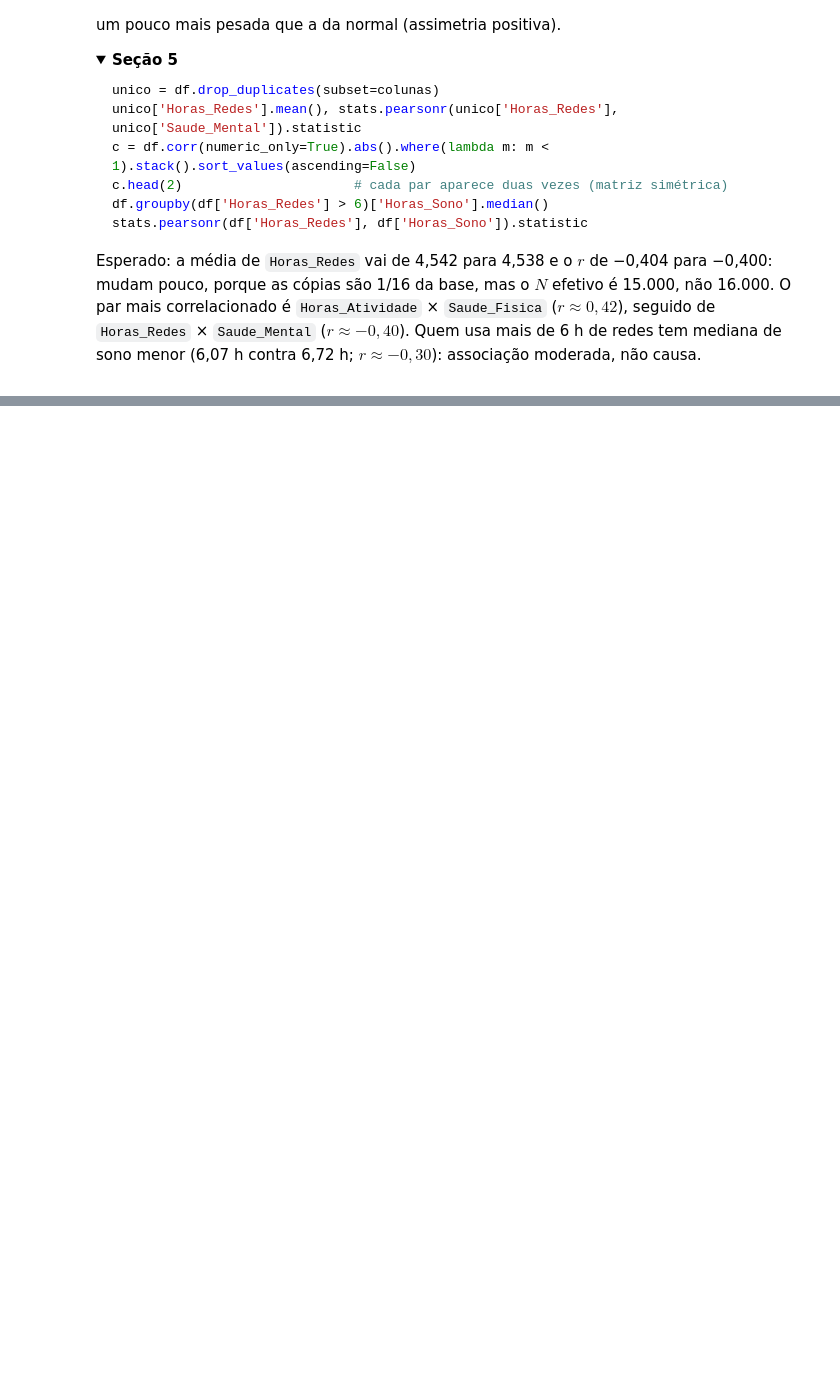
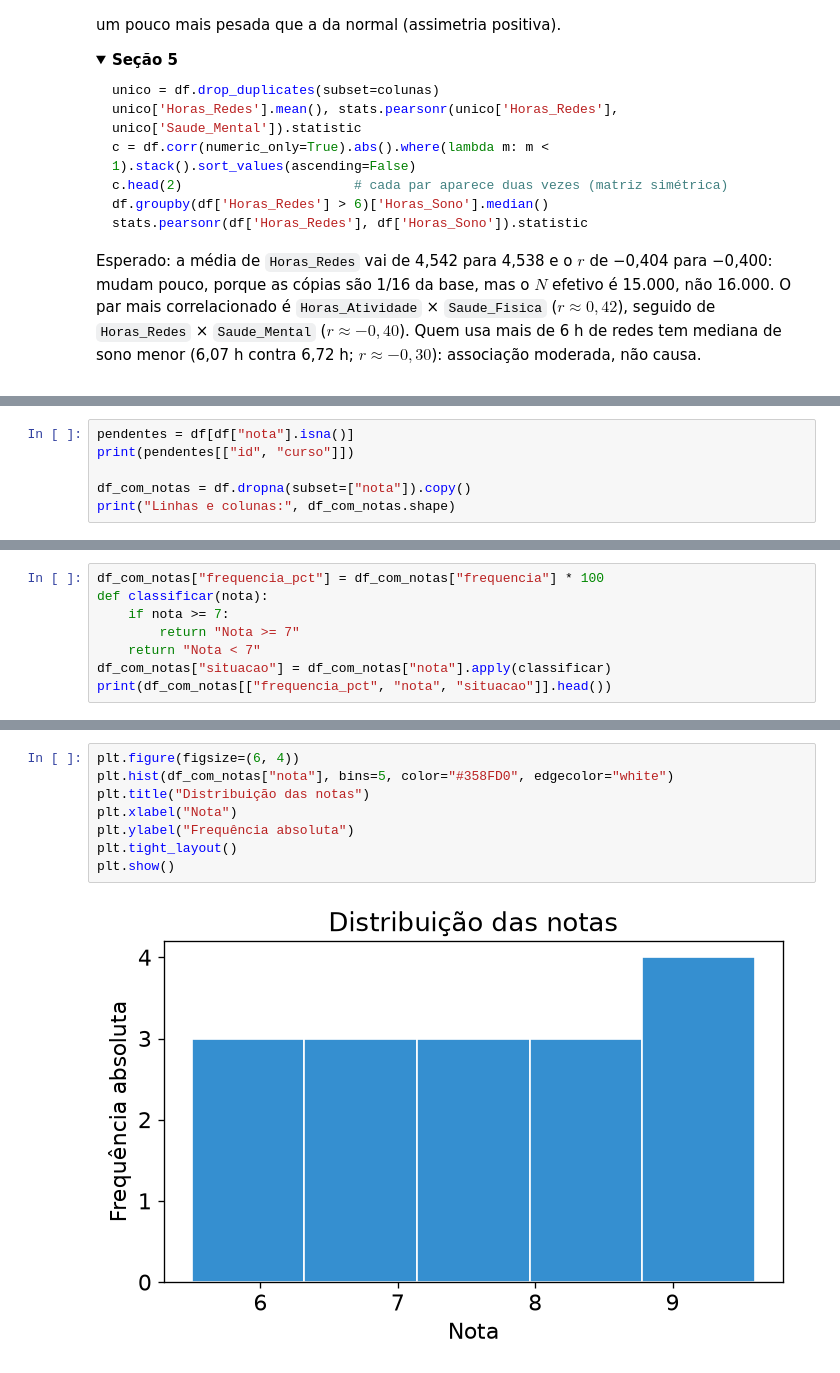
Before and after one commit to lame-ufs/EMASC-2026, a Jupyter notebook: notebooks/exemplos.ipynb, the cells around one changed output, grey strips where cells are left out. Saved outputs shown, nothing was run; the diff lists cells and outputs as text; folded sections open; blank space fills up the shorter version.

```diff
--- a/notebooks/exemplos.ipynb
+++ b/notebooks/exemplos.ipynb
@@ -878,0 +1156,6 @@ Aguardando o material da equipe.
+# %%
+pendentes = df[df["nota"].isna()]
+print(pendentes[["id", "curso"]])
+
+df_com_notas = df.dropna(subset=["nota"]).copy()
+print("Linhas e colunas:", df_com_notas.shape)
@@ -878,0 +1171,8 @@ Aguardando o material da equipe.
+# %%
+df_com_notas["frequencia_pct"] = df_com_notas["frequencia"] * 100
+def classificar(nota):
+    if nota >= 7:
+        return "Nota >= 7"
+    return "Nota < 7"
+df_com_notas["situacao"] = df_com_notas["nota"].apply(classificar)
+print(df_com_notas[["frequencia_pct", "nota", "situacao"]].head())
@@ -878,0 +1257,10 @@ Aguardando o material da equipe.
+# %%
+plt.figure(figsize=(6, 4))
+plt.hist(df_com_notas["nota"], bins=5, color="#358FD0", edgecolor="white")
+plt.title("Distribuição das notas")
+plt.xlabel("Nota")
+plt.ylabel("Frequência absoluta")
+plt.tight_layout()
+plt.show()
+# %% [output]
+[figure, added]
```
Also changed, not shown: parts of 51 cells of this notebook, 2 other files.
